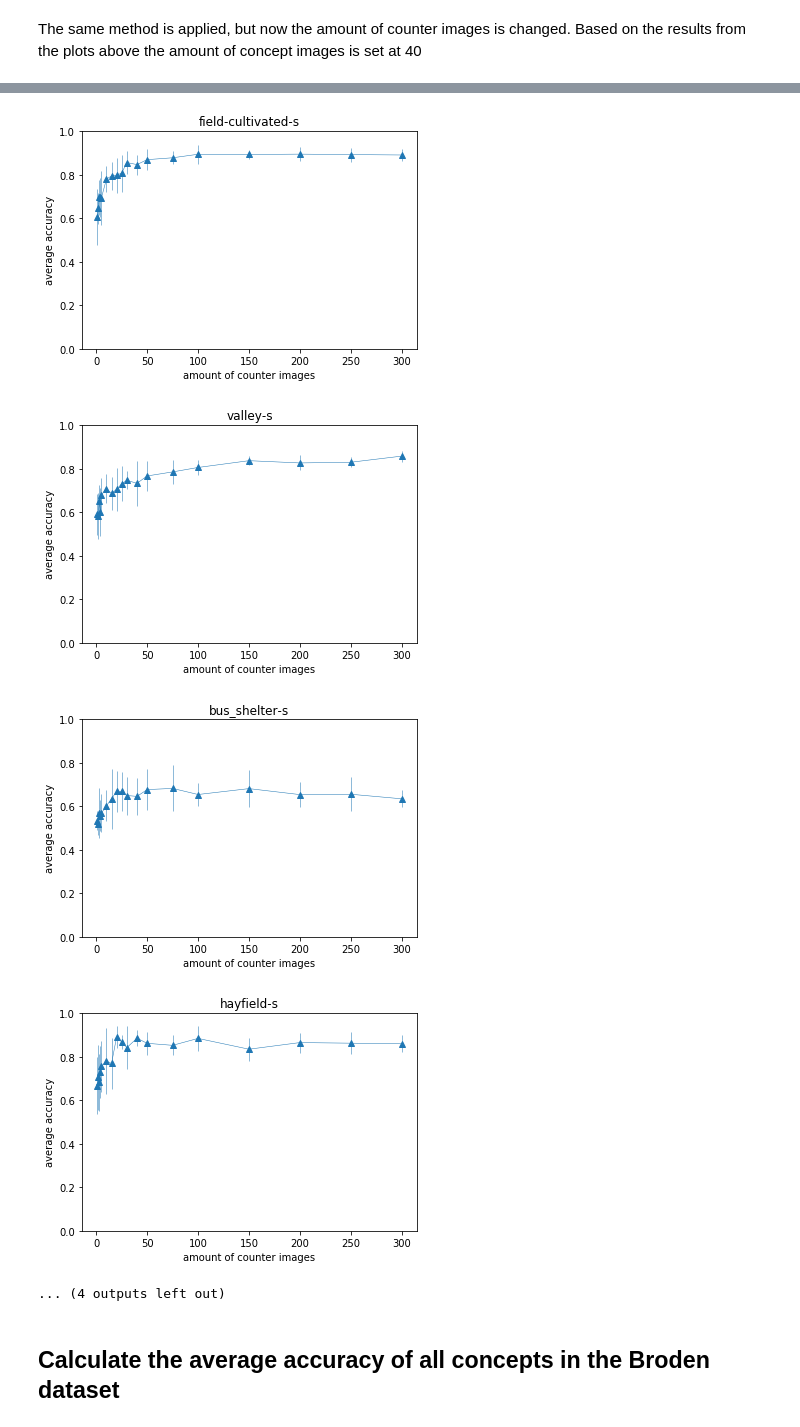
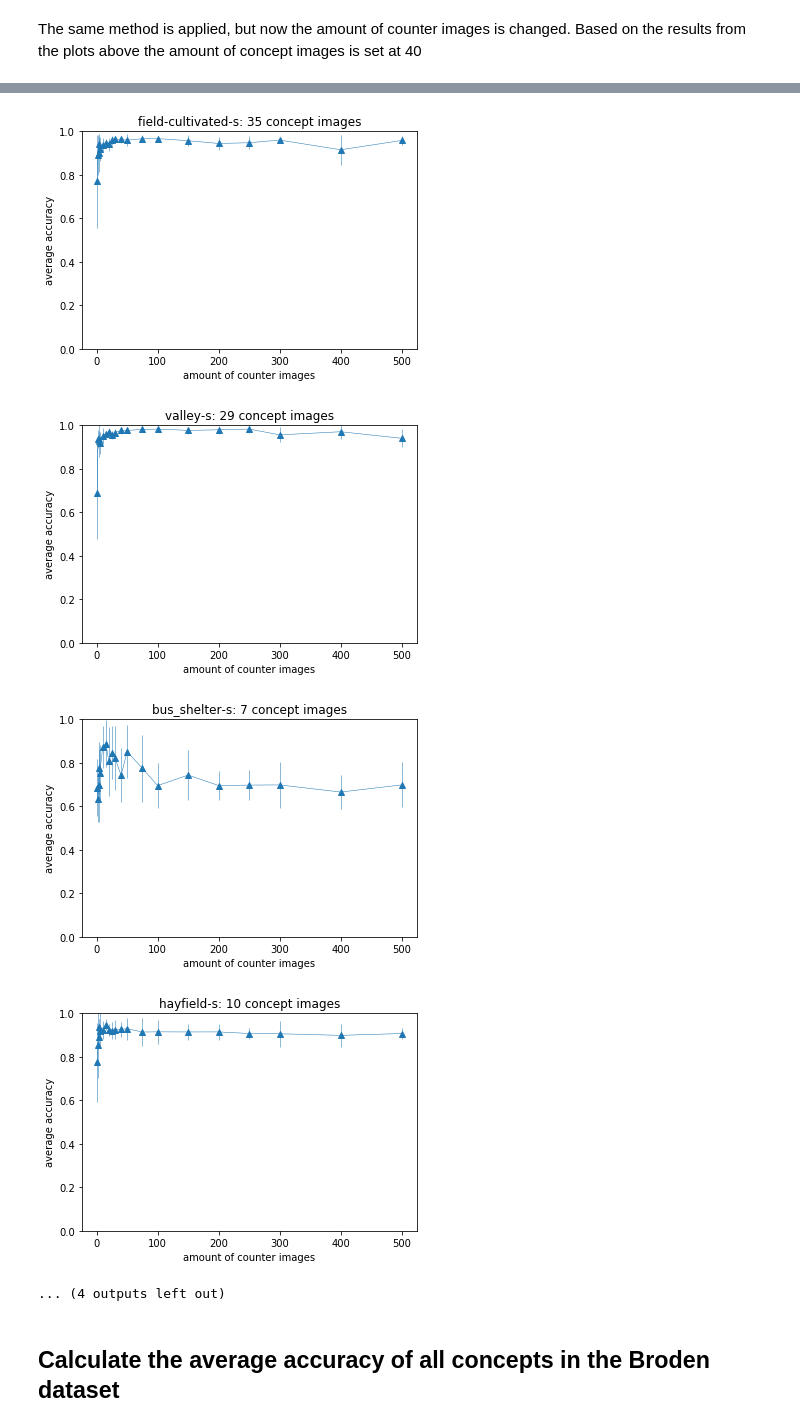
Before and after one commit to Pimmmm/Thesis-Scripts, a Jupyter notebook: p1_main.ipynb, the cells around one changed output, grey strips where cells are left out. Saved outputs shown, nothing was run; the diff lists cells and outputs as text; code cells hidden in the pictures.

```diff
--- a/p1_main.ipynb
+++ b/p1_main.ipynb
@@ -548,10 +551,11 @@ for scene in scene_concepts:
             ys.append(mean(scene_instance_dictionary[scene][key]))
             std_dev.append(stdev(scene_instance_dictionary[scene][key]))
 
+    title = scene + ': ' + '500 counter images'
     plt.errorbar(xs, ys, std_dev, linestyle = 'solid', marker='^', linewidth = 0.5)
 
     plt.ylim(0.4,1)
-    plt.title(scene)
+    plt.title(title)
     plt.xlabel('amount of concept images')
     plt.ylabel('average accuracy')
     plt.savefig(os.path.join('../Plots/', scene + '_average_accuracy.png'), bbox_inches='tight')
@@ -577,23 +581,33 @@ for scene in scene_concepts:
 # %% [markdown]
 The same method is applied, but now the amount of counter images is changed. Based on the results from the plots above the amount of concept images is set at 40
 # %%
-scene_instance_counter_dictionary = {}
-for scene in tqdm.notebook.tqdm(scene_concepts):
-    print(scene)
+if os.path.exists(os.path.join('../data/', 'scene_counter_imgs_accuracy.pickle')):
+    with open(os.path.join('../data/', 'scene_accuracies.pickle'), 'rb') as handle:
+        scene_instance_counter_dictionary = pickle.load(handle)
 
-    scene_instance_counter_dictionary[scene] = {'num_counter_imgs' : []}
+else:
+    scene_instance_counter_dictionary = {}
+    for scene in tqdm(scene_concepts):
+        print(scene)
 
-    for nn in tqdm.notebook.tqdm([1,2,3,4,5,10,15,20,25,30,40,50,75,100,150,200,250,300]):
-        scene_instance_counter_dictionary[scene]['run' + str(nn)] = []
+        scene_instance_counter_dictionary[scene] = {'num_counter_imgs' : [],
+                                                    'num_concept_imgs': []}
 
-        for cnt in range(10):
-            temp_scene = BrodenTorchCAV(scene, 40, nn, training_tensors, test_tensors,
-                                      training_data, filtered_training_data, test_data, scene_concepts)
+        for nn in tqdm([1,2,3,4,5,10,15,20,25,30,40,50,75,100,150,200,250,300, 400, 500]):
+            scene_instance_counter_dictionary[scene]['run' + str(nn)] = []
 
-            temp_scene.train_lm()
-            temp_scene.predict()
-            scene_instance_counter_dictionary[scene]['num_counter_imgs'].append(nn)
-            scene_instance_counter_dictionary[scene]['run' + str(nn)].append(temp_scene.average_accuracy)
+            for cnt in range(10):
+                temp_scene = BrodenTorchCAV(scene, 40, nn, training_tensors, test_tensors,
+                                          training_data, filtered_training_data, test_data, scene_concepts)
+
+                temp_scene.train_lm()
+                temp_scene.predict()
+                scene_instance_counter_dictionary[scene]['num_counter_imgs'].append(nn)
+                scene_instance_counter_dictionary[scene]['run' + str(nn)].append(temp_scene.average_accuracy)
+                scene_instance_counter_dictionary[scene]['num_concept_imgs'].append(len(temp_scene.random_concept_idxs))
+
+    with open(os.path.join('../data/', 'scene_counter_imgs_accuracy.pickle'), 'wb') as handle:
+        pickle.dump(scene_instance_counter_dictionary, handle, protocol=pickle.HIGHEST_PROTOCOL)
 # %%
 for scene in scene_concepts:
     ys = []
@@ -601,14 +615,16 @@ for scene in scene_concepts:
     xs = list(collections.OrderedDict.fromkeys(scene_instance_counter_dictionary[scene]['num_counter_imgs']))
 
     for key in scene_instance_counter_dictionary[scene].keys():
-        if key != 'num_counter_imgs':
+        if 'run' in key:
             ys.append(mean(scene_instance_counter_dictionary[scene][key]))
             std_dev.append(stdev(scene_instance_counter_dictionary[scene][key]))
+
+    title = scene + ': ' + str(max(scene_instance_counter_dictionary[scene]['num_concept_imgs'])) + ' concept images'
 
     plt.errorbar(xs, ys, std_dev, linestyle = 'solid', marker='^', linewidth = 0.5)
 
     plt.ylim(0,1)
-    plt.title(scene)
+    plt.title(title)
     plt.xlabel('amount of counter images')
     plt.ylabel('average accuracy')
     plt.savefig(os.path.join('../Plots/', scene + '_counter_imgs_average_accuracy.png'), bbox_inches='tight')
@@ -625,7 +641,7 @@ for scene in scene_concepts:
-[figure, old version]
+[figure, new version]
-[figure, old version]
+[figure, new version]
-[figure, old version]
+[figure, new version]
-[figure, old version]
+[figure, new version]
 ... (4 outputs left out)
 # %% [markdown]
 ## Calculate the average accuracy of all concepts in the Broden dataset
```
Also changed, not shown: parts of 6 cells of this notebook, 1 other file.
